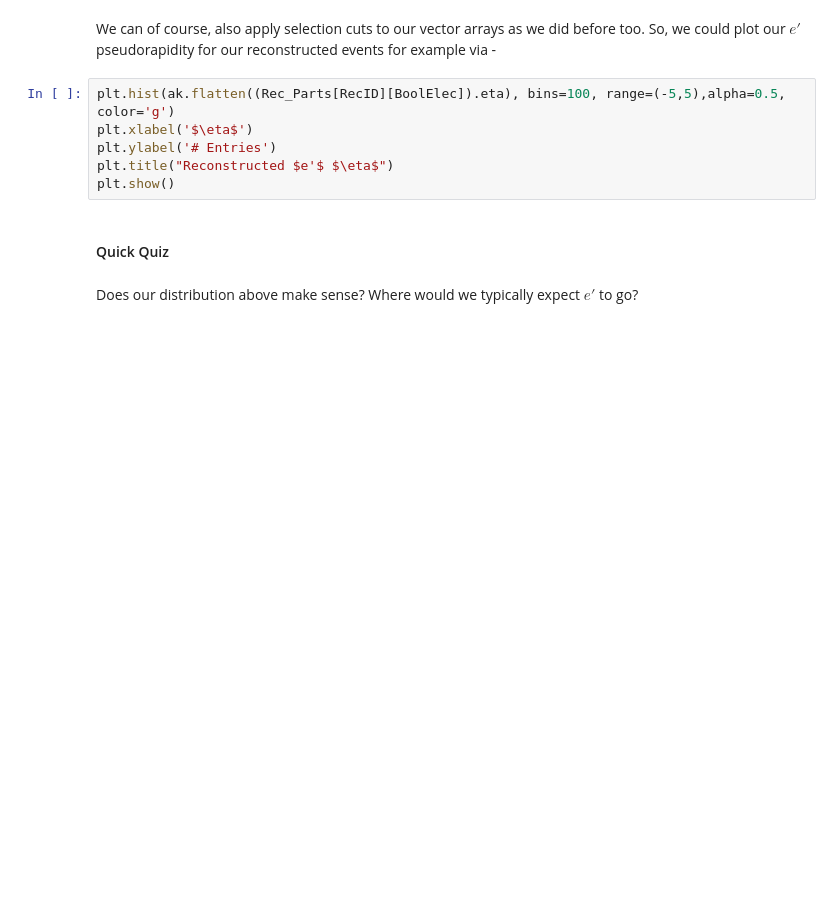
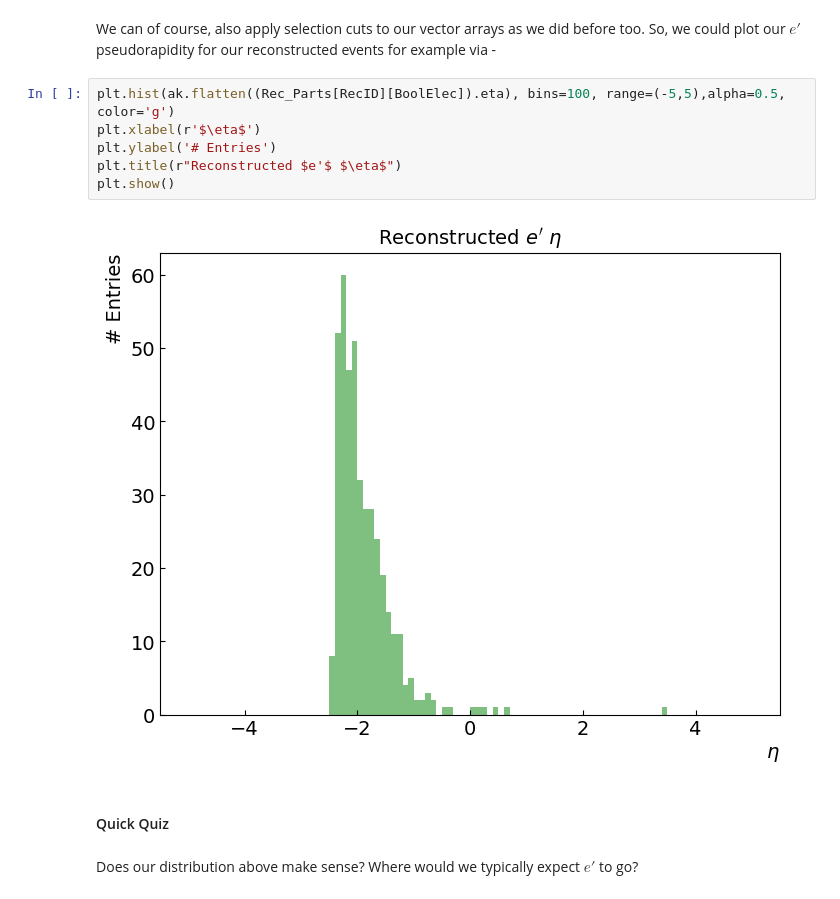
Before and after one commit to hszumila/cfns-ss, a Jupyter notebook: Working_With_Simulation_Output/Working_With_Simulation_Output.ipynb, the cells around one changed output. Drawn from its saved outputs; the diff is of its cells as text; blank space fills up the shorter version.

```diff
--- a/Working_With_Simulation_Output/Working_With_Simulation_Output.ipynb
+++ b/Working_With_Simulation_Output/Working_With_Simulation_Output.ipynb
@@ -340,10 +348,12 @@ print(Rec_Parts.p)
 We can of course, also apply selection cuts to our vector arrays as we did before too. So, we could plot our $e'$ pseudorapidity for our reconstructed events for example via -
 # %%
 plt.hist(ak.flatten((Rec_Parts[RecID][BoolElec]).eta), bins=100, range=(-5,5),alpha=0.5, color='g')
-plt.xlabel('$\eta$')
+plt.xlabel(r'$\eta$')
 plt.ylabel('# Entries')
-plt.title("Reconstructed $e'$ $\eta$")
+plt.title(r"Reconstructed $e'$ $\eta$")
 plt.show()
+# %% [output]
+[figure, added]
 # %% [markdown]
 #### Quick Quiz
 # %% [markdown]
```
Also changed, not shown: parts of 3 cells of this notebook.
